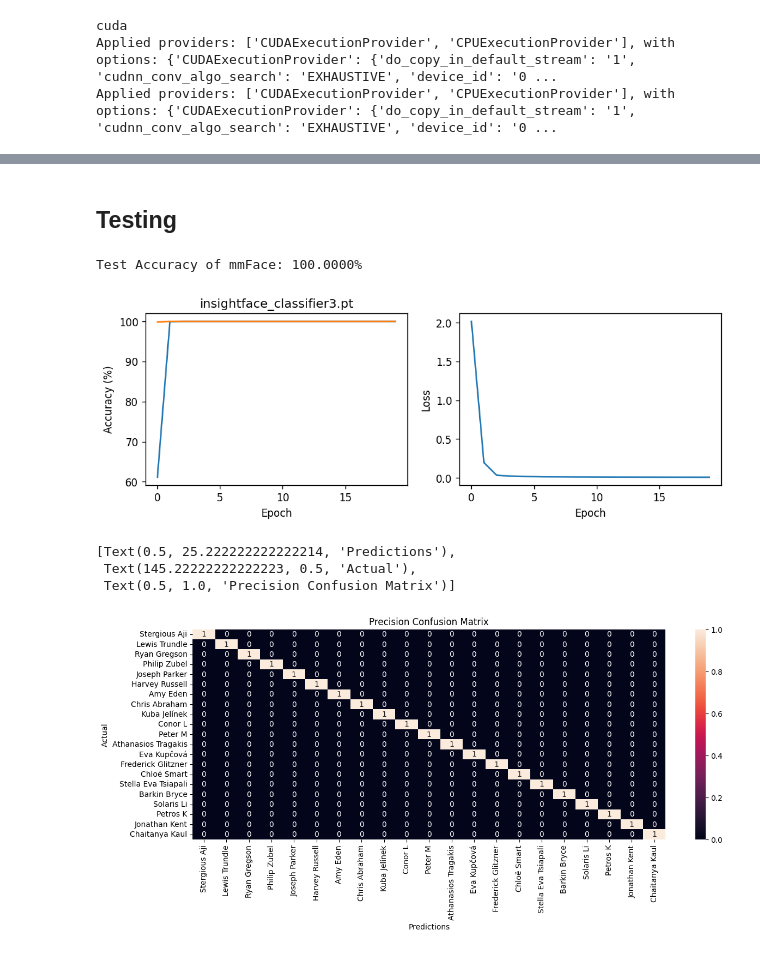
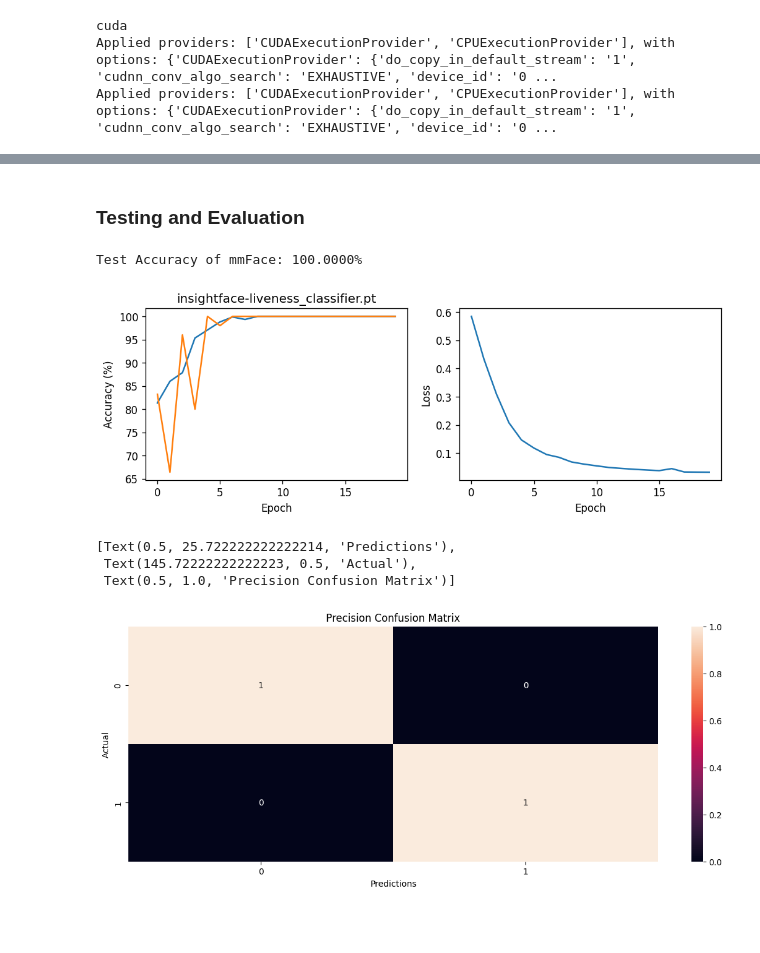
Before and after one commit to StergiousAji/mmFace-3D-Face-Recognition-using-RGB-and-mmWave-Radar, a Jupyter notebook: src/3DFR_Net/mmFace/insightface.ipynb, the cells around one changed output, grey strips where cells are left out. Saved outputs shown, nothing was run; the diff lists cells and outputs as text; code cells hidden in the pictures; blank space fills up the shorter version.

```diff
--- a/src/3DFR_Net/mmFace/insightface.ipynb
+++ b/src/3DFR_Net/mmFace/insightface.ipynb
@@ -243,9 +221,3 @@ det_model.prepare(ctx_id=0, input_size=(480, 640), det_thres=0.5)
 cuda
 Applied providers: ['CUDAExecutionProvider', 'CPUExecutionProvider'], with options: {'CUDAExecutionProvider': {'do_copy_in_default_stream': '1', 'cudnn_conv_algo_search': 'EXHAUSTIVE', 'device_id': '0 ...
 Applied providers: ['CUDAExecutionProvider', 'CPUExecutionProvider'], with options: {'CUDAExecutionProvider': {'do_copy_in_default_stream': '1', 'cudnn_conv_algo_search': 'EXHAUSTIVE', 'device_id': '0 ...
-# %%
-from dataset_builder import process_rgb, load_rgb_embs
-
-process_rgb(os.path.relpath(f"../../Soli/soli_realsense/data"), range(num_subjects), det_model, rec_model, Face)
-torch.cuda.empty_cache()
-train, validation, test = load_rgb_embs(range(num_subjects), batch_size=128, device=device)
@@ -262,13 +350,15 @@ from utils import load_model, load_history
 num_epochs = 20
 learning_rate = 0.01
 
-model = InsightFaceClassifier(num_subjects).to(device)
+# model = InsightFaceClassifier(num_subjects).to(device)
+# Liveness Classifier
+model = InsightFaceClassifier(2).to(device)
 
 # Loss + Optimiser
 criterion = nn.CrossEntropyLoss()
 optimiser = torch.optim.SGD(model.parameters(), lr=learning_rate, weight_decay=0.001, momentum=0.9)
 
-model_name = f"insightface_classifier.pt"
+model_name = f"insightface-liveness_classifier.pt"
 cur_epoch, loss_history, train_acc, val_acc = load_model(model_name, model, optimiser)
 
 if len(loss_history) > 0:
@@ -336,9 +426,5 @@ for epoch in range(cur_epoch, num_epochs):
     model_checkpoint = torch.load(f"models/{model_name}")
     model_checkpoint["val_acc"].append(avg_val_acc)
     torch.save(model_checkpoint, f"models/{model_name}")
-
-    # Stop if overfitting
-    if avg_train_acc - avg_val_acc > 10:
-        break
 # %% [output]
 Epoch [0/19]:
@@ -401,5 +482,5 @@ Epoch [11/19]:
 # %% [markdown]
-## Testing
+### Testing and Evaluation
 # %%
 y_pred = []
 y_true = []
@@ -440,27 +521,27 @@ axs[1].set_ylabel("Loss")
 axs[0].set_title(model_name)
 plt.show()
 # %% [output]
-[figure, old version]
+[figure, new version]
 # %%
 from sklearn.metrics import confusion_matrix
 import seaborn as sn
 import pandas as pd
 import numpy as np
 import sys
 sys.path.insert(1, "../../Soli/soli_realsense/")
 from names import anon_names
 
-subjects = range(num_subjects)
-subject_names = np.array(anon_names)[subjects]
+subjects = range(2)
+# subject_names = np.array(anon_names)[subjects]
 
 # Build confusion matrix
 cf_matrix = confusion_matrix(y_true, y_pred)
-df_cm = pd.DataFrame(cf_matrix / np.sum(cf_matrix, axis=1)[:, None], index=subject_names, columns=subject_names)
+df_cm = pd.DataFrame(cf_matrix / np.sum(cf_matrix, axis=1)[:, None], index=subjects, columns=subjects)
 plt.figure(figsize = (14, 5))
 heatmap = sn.heatmap(df_cm, annot=True)
 heatmap.set(xlabel ="Predictions", ylabel = "Actual", title ='Precision Confusion Matrix')
 # %% [output]
-[Text(0.5, 25.222222222222214, 'Predictions'),
- Text(145.22222222222223, 0.5, 'Actual'),
+[Text(0.5, 25.722222222222214, 'Predictions'),
+ Text(145.72222222222223, 0.5, 'Actual'),
  Text(0.5, 1.0, 'Precision Confusion Matrix')]
-[figure, old version]
+[figure, new version]
```
Also changed, not shown: parts of 9 cells of this notebook, 6 other files.
